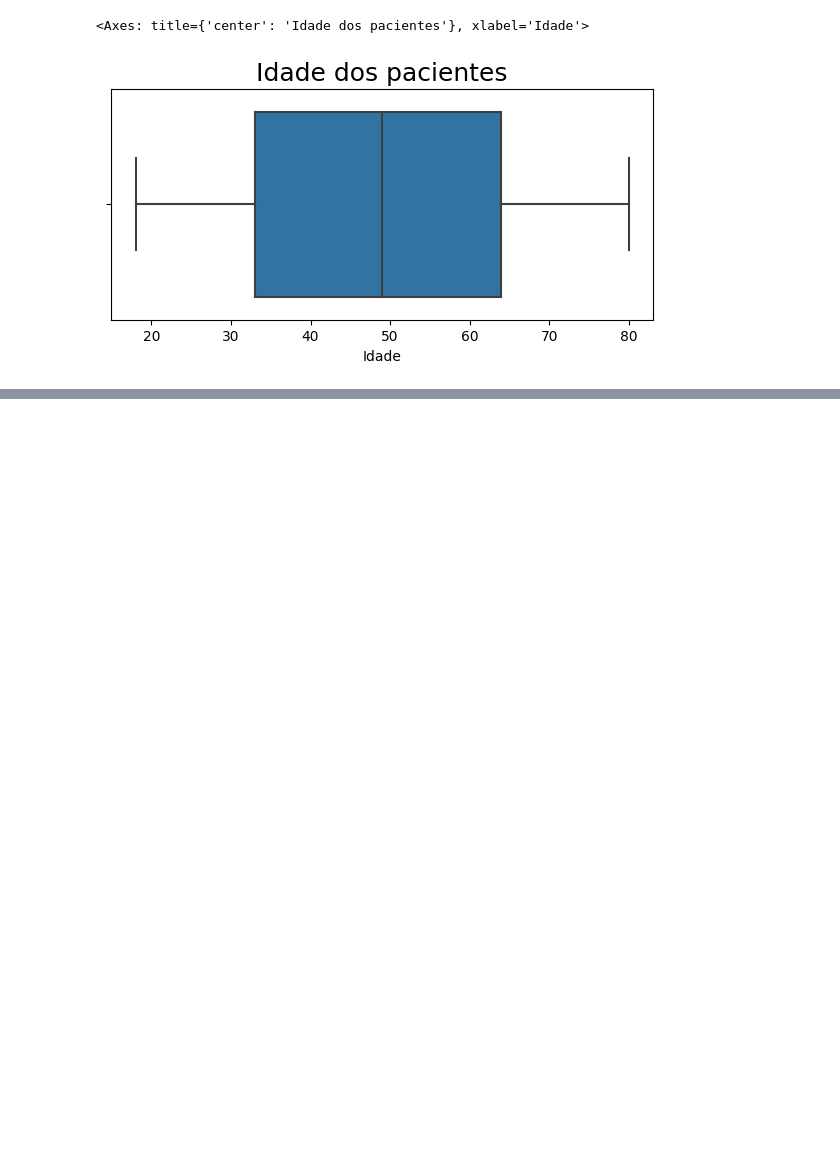
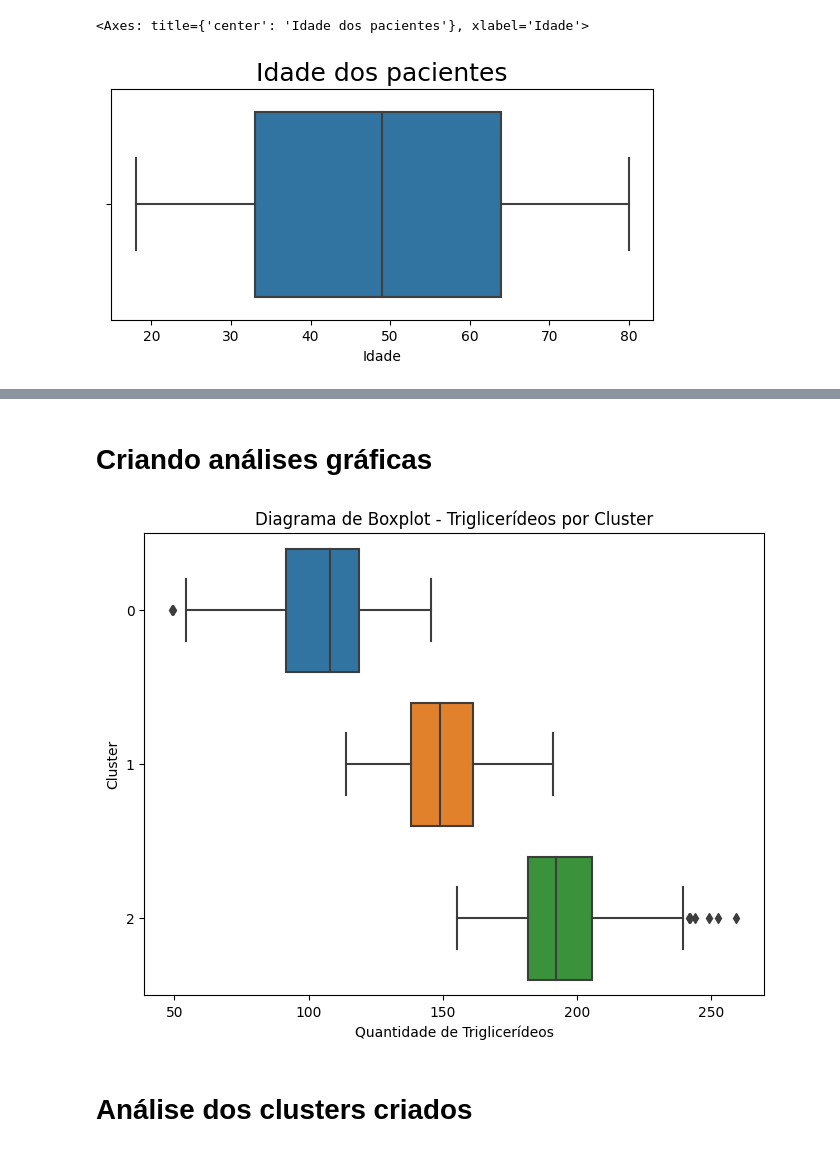
Before and after one commit to Elisa-Cardoso/Elisa13062013, a Jupyter notebook: Desafio_modulo_01_Bootcamp_Analista_de_dados.ipynb, the cells around one changed output, grey strips where cells are left out. Cells and saved outputs as stored; diff of their text form; code cells hidden in the pictures; blank space fills up the shorter version.

```diff
--- a/Desafio_modulo_01_Bootcamp_Analista_de_dados.ipynb
+++ b/Desafio_modulo_01_Bootcamp_Analista_de_dados.ipynb
@@ -442,0 +642,4 @@ dados_correlacao = dados_perfil'''
+# %%
+# Criando dados de pacientes com as variáveis: peso e Triglicerídeos
+dados_pacientes = pacientes_uf[['peso', 'Triglicerídeos']]
+dados_pacientes
@@ -442,0 +731,4 @@ dados_correlacao = dados_perfil'''
+# %%
+# Aplicando algoritmo de K-Means
+kmeans_pacientes = KMeans(n_clusters=3,random_state=0)
+pacientes_uf['Cluster'] = kmeans_pacientes.fit_predict(dados_pacientes)
@@ -442,0 +799,3 @@ dados_correlacao = dados_perfil'''
+# %%
+# Realiza uma cópia dos dados dos pacientes
+cluster_pacientes = pacientes_uf
@@ -442,0 +870,18 @@ dados_correlacao = dados_perfil'''
+# %% [markdown]
+# Criando análises gráficas
+# %%
+# Criando gráfico de boxplot entre as variáveis quantidade de triglicerídeos e cluster.
+plt.figure(figsize=(8, 6))
+sns.boxplot(y='Cluster', x='Triglicerídeos', data=cluster_pacientes, orient='h')
+
+# Personalizar o gráfico
+plt.title('Diagrama de Boxplot - Triglicerídeos por Cluster')
+plt.xlabel('Quantidade de Triglicerídeos')
+plt.ylabel('Cluster')
+
+# Exibir o gráfico
+plt.show()
+# %% [output]
+[figure, added]
+# %% [markdown]
+# Análise dos clusters criados
```
Also changed, not shown: parts of 64 cells of this notebook.
